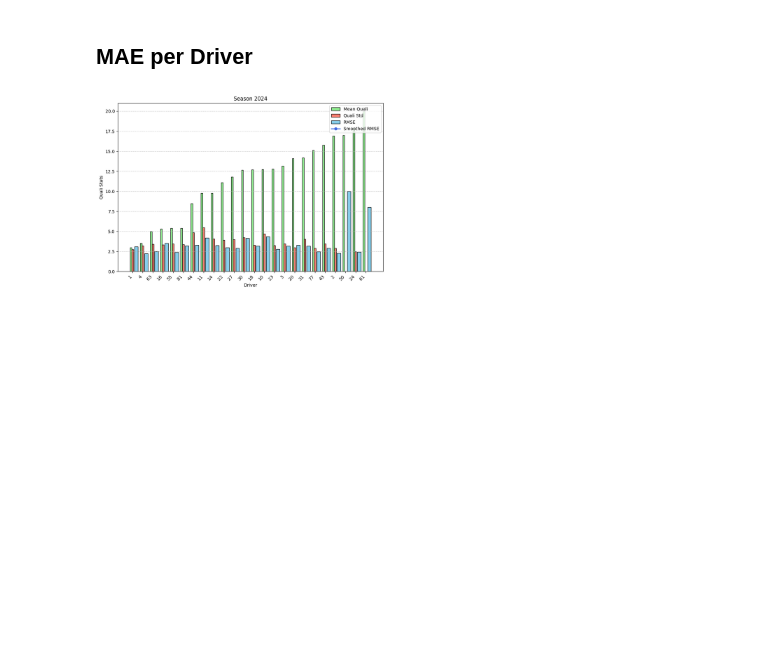
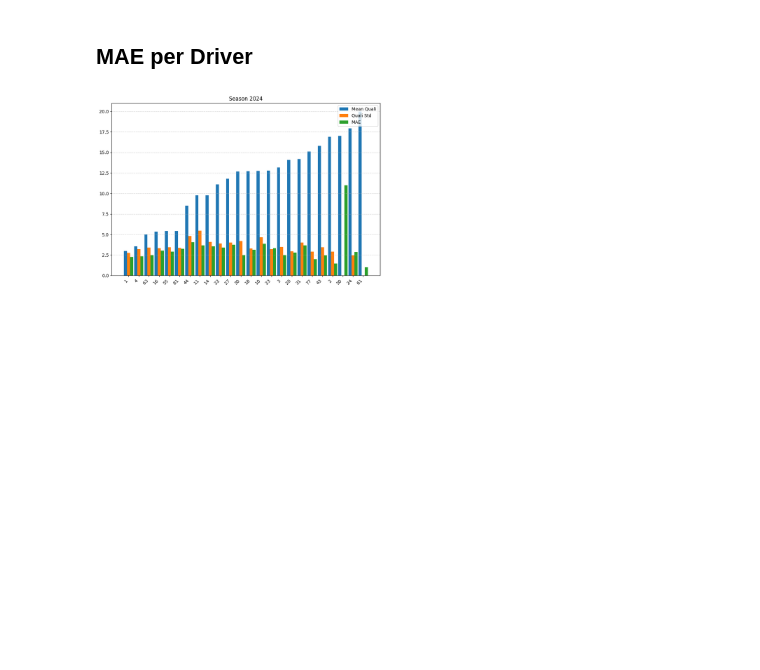
Before and after one commit to ZSH4RK/F1-Data-Analysis, a Jupyter notebook: DataTransformationAndModels.ipynb, the cells around one changed output. Cells and saved outputs as stored; diff of their text form; code cells hidden in the pictures.

```diff
--- a/DataTransformationAndModels.ipynb
+++ b/DataTransformationAndModels.ipynb
@@ -472,8 +533,8 @@ If i was to use driver profiles, the way i would do it is to take the
 # %%
 results['Quali_TrackTempBin'] = pd.cut(
     results['Quali_TrackTemp'],
-    bins=[-float('inf'), 24, 32, 40, float('inf')],
-    labels=['Cool (<24°C)', 'Mild (24-32°C)', 'Warm (32-40°C)', 'Hot (>40°C)']
+    bins=[-float('inf'), 24, 30, 36, 42, float('inf')],
+    labels=['Cool (<24°C)', 'Mild (24-30°C)', 'Medium (30-36°C)', 'Warm (36-42°C)', 'Hot (>44°C)']
 )
 # Binary columns for rain
 
@@ -525,7 +586,7 @@ g.map_dataframe(
 )
 g.add_legend()
 plt.subplots_adjust(top=0.9)
-g.fig.suptitle("Quali vs FP3 Delta Split by FP3 TrackTemp")
+g.fig.suptitle("Quali vs FP3 Delta Split by Quali TrackTemp")
 plt.show()
 
 
@@ -542,5 +604,6 @@ Name: FP3Delta, dtype: float64
 # %%
-X = results[['FP3Delta', 'Prev5QualiDeltas', 'FP2Delta', 'PrevQualiDelta', 'TeamFP3Delta', 'TeamPrevQualiDelta']]
+X = results[['FP3Delta', 'Prev5QualiDeltas', 'FP2Delta', 'PrevQualiDelta',
+                 'TeamFP3Delta', 'TeamPrevQualiDelta', 'Pace']]
 y = results['QualiDelta']
 print(len(X))
 print(len(y))
@@ -605,7 +693,7 @@ rf_y_pred = rf.predict(X_test)
 # %%
 xx = X_test.copy().drop(columns=x_cols)
 y_pred = [(a + b) / 2 for a, b in zip(lr_y_pred, rf_y_pred)]
-xx["prediction"] = lr_y_pred
+xx["prediction"] = y_pred
 print(xx['prediction'])
 xx.reset_index()
 results
@@ -616,5 +704,6 @@ results
 # print(xx['prediction'])
 # xx.reset_index()
 # results
+xx
 # %% [output]
 Season  RoundNumber  DriverNumber
@@ -652,4 +757,6 @@ results = pd.merge(results, xx['prediction'], on=['RoundNumber', 'DriverNumber',
 # %%
 results.dropna(subset=['QualiPosition'], inplace=True)
+results.reset_index(inplace=True)
 results['PredictionRank'] = results.groupby(['RoundNumber', 'Season'])['prediction'].rank('min')
-max(results['PredictionRank'])
+results['PredictionRank']
+results = results.set_index(['Season', 'RoundNumber', 'DriverNumber']).sort_index()
@@ -709,77 +814,66 @@ plt.show()
 # %%
 import pandas as pd
 import matplotlib.pyplot as plt
-from sklearn.metrics import mean_squared_error as MSE
+from sklearn.metrics import mean_absolute_error as MAE
 import numpy as np
 
-# Loop through each season
+# Loop through each season using the MultiIndex level
 seasons = results.index.get_level_values('Season').unique()
 
-# Create 2x3 subplot grid
 fig, axes = plt.subplots(3, 2, figsize=(18, 18))
-axes = axes.flatten()  # Flatten for easy indexing
+axes = axes.flatten()
 
 for i, season in enumerate(seasons):
-    ax1 = axes[i]
-    season_data = results[results.index.get_level_values('Season') == season]
+    ax = axes[i]
+
+    # Filter by the index level
+    season_data = results.loc[season]
+
+    # Now season_data has 2 index levels: RoundNumber, DriverNumber
     unique_drivers = season_data.index.get_level_values('DriverNumber').unique()
 
-    rmse_values = []
+    mae_vals = []
     mean_quali = []
     std_quali = []
 
-    # Compute per-driver metrics
     for driver in unique_drivers:
-        results_by_driver = season_data[season_data.index.get_level_values('DriverNumber') == driver]
-        y_true = results_by_driver['QualiPosition'].astype(float)
-        y_pred = results_by_driver['PredictionRank'].astype(float)
+        driver_data = season_data[season_data.index.get_level_values('DriverNumber') == driver]
 
-        global_rmse = MAE(y_true, y_pred)
-        rmse_values.append(global_rmse)
+        y_true = driver_data['QualiPosition'].astype(float)
+        y_pred = driver_data['PredictionRank'].astype(float)
+
+        mae_vals.append(MAE(y_true, y_pred))
         mean_quali.append(y_true.mean())
         std_quali.append(y_true.std())
 
-    # Build DataFrame
-    rmse_df = pd.DataFrame({
-        'Driver': unique_drivers,
-        'RMSE': rmse_values,
+    df = pd.DataFrame({
+        'DriverNumber': unique_drivers,
+        'MAE': mae_vals,
         'MeanQuali': mean_quali,
         'StdQuali': std_quali
-    }).sort_values(by='MeanQuali', ascending=True).reset_index(drop=True)
+    }).sort_values('MeanQuali').reset_index(drop=True)
 
-    # Smooth the RMSE line
+    x = np.arange(len(df))
+    width = 0.3
 
-    # X positions
-    x = np.arange(len(rmse_df))
-    width = 0.35
+    ax.bar(x - width, df['MeanQuali'], width, label="Mean Quali")
+    ax.bar(x, df['StdQuali'], width, label="Quali Std")
+    ax.bar(x + width, df['MAE'], width, label="MAE")
 
-    # Bars for mean & std
-    ax1.bar(x - width/2, rmse_df['MeanQuali'], width/2, label='Mean Quali', color='lightgreen', edgecolor='black')
-    ax1.bar(x, rmse_df['StdQuali'], width/2, label='Quali Std', color='salmon', edgecolor='black')
-    ax1.bar(x + width, rmse_df['RMSE'], width, label='RMSE', color='skyblue', edgecolor='black')
-    ax1.set_xlabel('Driver', fontsize=10)
-    ax1.set_ylabel('Quali Stats', fontsize=10, color='black')
+    ax.set_title(f"Season {season}")
+    ax.set_xticks(x)
+    ax.set_xticklabels(df['DriverNumber'], rotation=45, ha='right')
+    ax.grid(axis='y', linestyle='--', alpha=0.6)
+    ax.legend(loc='upper right')
 
-
-    # Common settings
-    ax1.set_xticks(x)
-    ax1.set_xticklabels(rmse_df['Driver'], rotation=45, ha='right')
-    ax1.set_title(f'Season {season}', fontsize=12)
-    ax1.grid(axis='y', linestyle='--', alpha=0.7)
-
-    # Combined legend
-    bars_legend = ax1.get_legend_handles_labels()
-    line_legend = ax2.get_legend_handles_labels()
-    ax1.legend(bars_legend[0] + line_legend[0], bars_legend[1] + line_legend[1], loc='upper right')
-
-# Hide any unused subplots
+# Hide unused subplots
 for j in range(len(seasons), 6):
     axes[j].axis('off')
 
 plt.tight_layout()
 plt.show()
 # %% [output]
-[figure, old version]
+[figure, new version]
 # %%
 print('% that are the correct position exactly')
 print(len(results[results['PredictionRank'] == results['QualiPosition']])/len(results))
```
Also changed, not shown: parts of 51 cells of this notebook, 6 other files.
